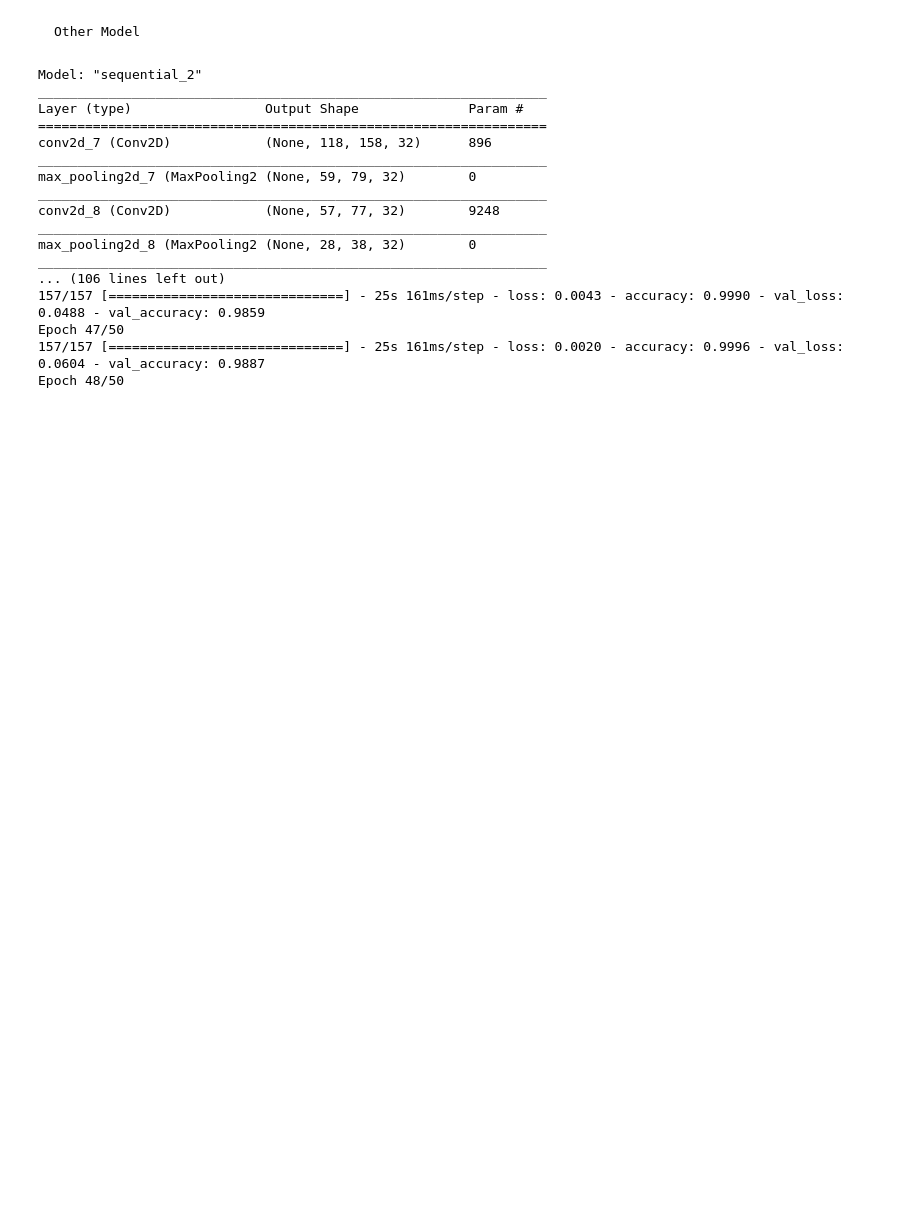
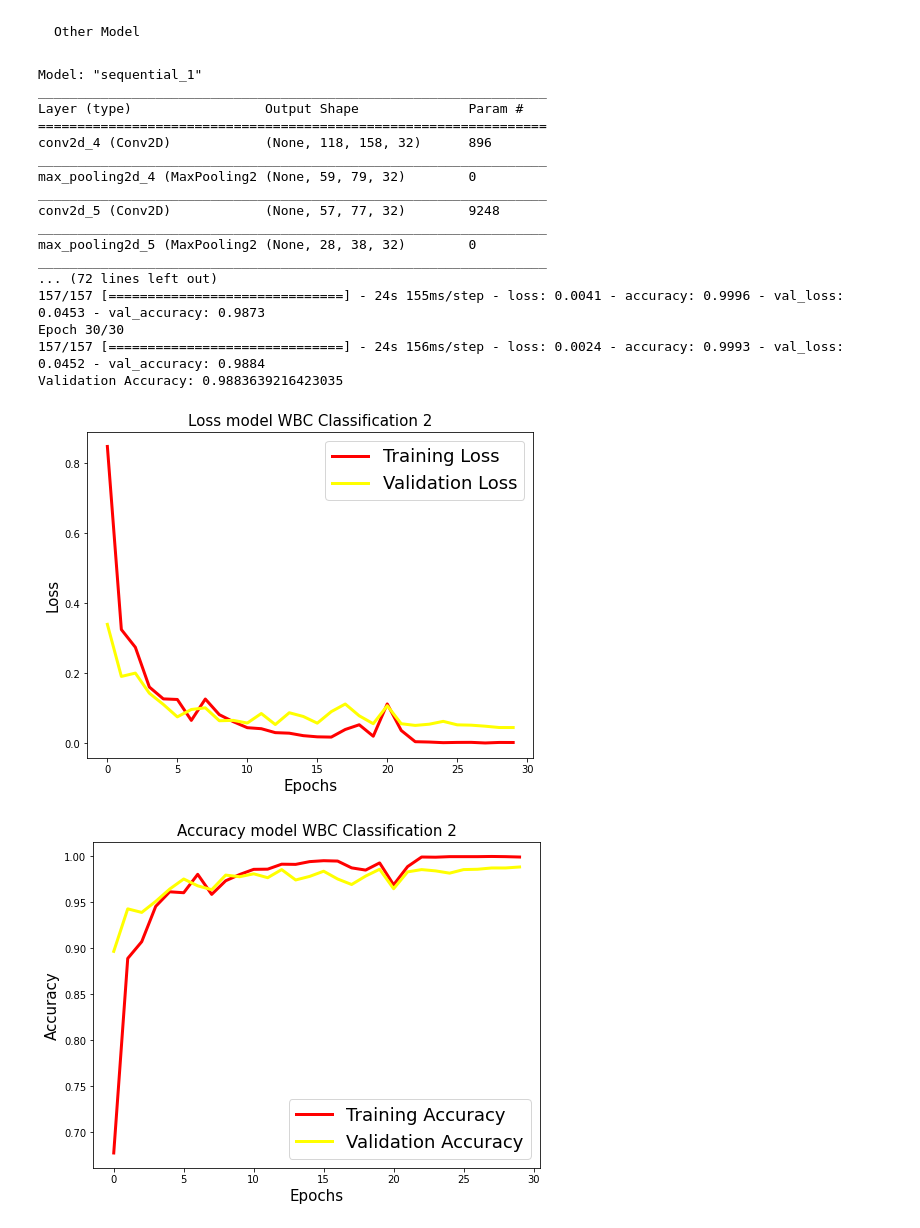
Before and after one commit to PTson2207/Classification-WBC, a Jupyter notebook: Second_Classification.ipynb, the cells around one changed output. Drawn from its saved outputs; the diff is of its cells as text; code cells hidden in the pictures; blank space fills up the shorter version.

Commit message:
model update

```diff
--- a/Second_Classification.ipynb
+++ b/Second_Classification.ipynb
@@ -125,5 +125,5 @@ def fit_transform(model, model_name, image_generator, batch_size, epochs, num_tr
 # %% [markdown]
     Training Data
 # %%
-epochs= 50
-fit_transform(model, model_name, image_generator, batch_size, epochs, 5000, 2836)
+# epochs= 50
+# fit_transform(model, model_name, image_generator, batch_size, epochs, 5000, 2836)
@@ -170,22 +150,24 @@ model2.compile(loss='categorical_crossentropy',
                   optimizer='adam',
                   metrics=['accuracy'])
 # %%
-fit_transform(model2, model_name, image_generator, batch_size, epochs, 5000, 2836)
+fit_transform(model2, model_name, image_generator, batch_size, 30, 5000, 2836)
 # %% [output]
-Model: "sequential_2"
+Model: "sequential_1"
 _________________________________________________________________
 Layer (type)                 Output Shape              Param #
 =================================================================
-conv2d_7 (Conv2D)            (None, 118, 158, 32)      896
+conv2d_4 (Conv2D)            (None, 118, 158, 32)      896
 _________________________________________________________________
-max_pooling2d_7 (MaxPooling2 (None, 59, 79, 32)        0
+max_pooling2d_4 (MaxPooling2 (None, 59, 79, 32)        0
 _________________________________________________________________
-conv2d_8 (Conv2D)            (None, 57, 77, 32)        9248
+conv2d_5 (Conv2D)            (None, 57, 77, 32)        9248
 _________________________________________________________________
-max_pooling2d_8 (MaxPooling2 (None, 28, 38, 32)        0
+max_pooling2d_5 (MaxPooling2 (None, 28, 38, 32)        0
 _________________________________________________________________
-... (106 lines left out)
-157/157 [==============================] - 25s 161ms/step - loss: 0.0043 - accuracy: 0.9990 - val_loss: 0.0488 - val_accuracy: 0.9859
-Epoch 47/50
-157/157 [==============================] - 25s 161ms/step - loss: 0.0020 - accuracy: 0.9996 - val_loss: 0.0604 - val_accuracy: 0.9887
-Epoch 48/50
+... (72 lines left out)
+157/157 [==============================] - 24s 155ms/step - loss: 0.0041 - accuracy: 0.9996 - val_loss: 0.0453 - val_accuracy: 0.9873
+Epoch 30/30
+157/157 [==============================] - 24s 156ms/step - loss: 0.0024 - accuracy: 0.9993 - val_loss: 0.0452 - val_accuracy: 0.9884
+Validation Accuracy: 0.9883639216423035
+[figure, added]
+[figure, added]
```
Also changed, not shown: parts of 3 cells of this notebook.
